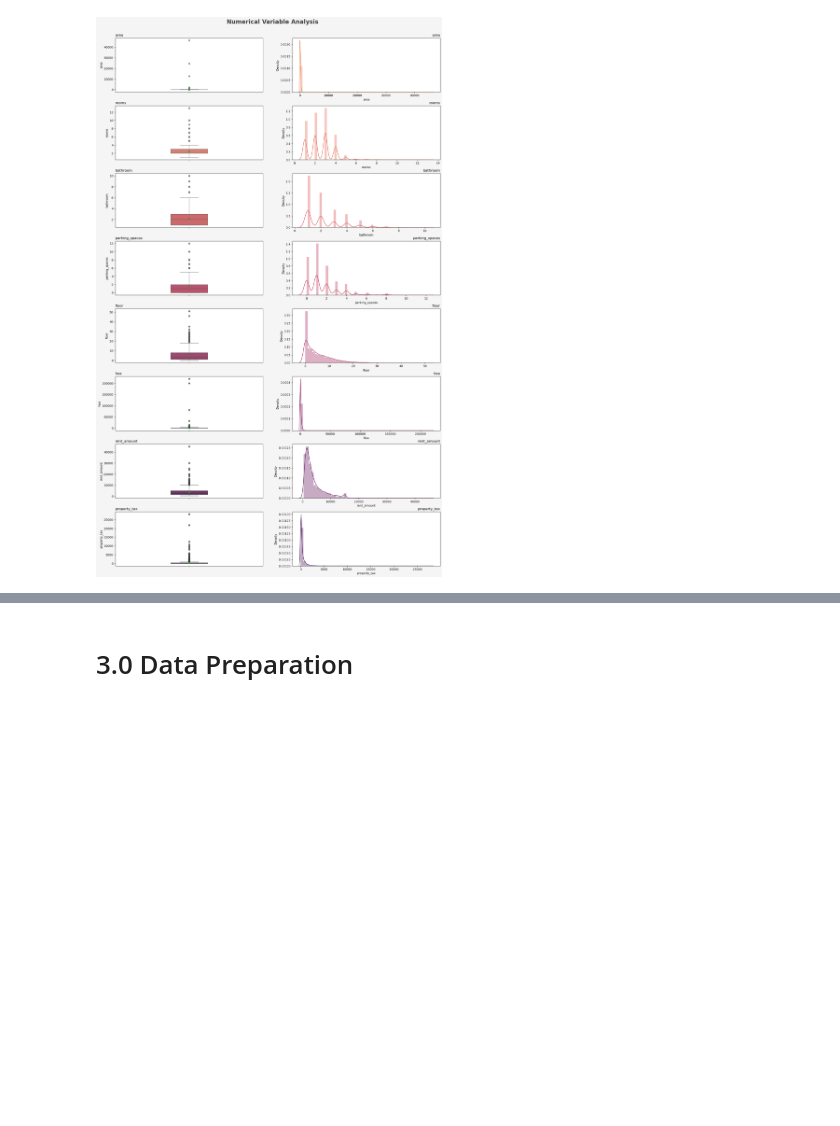
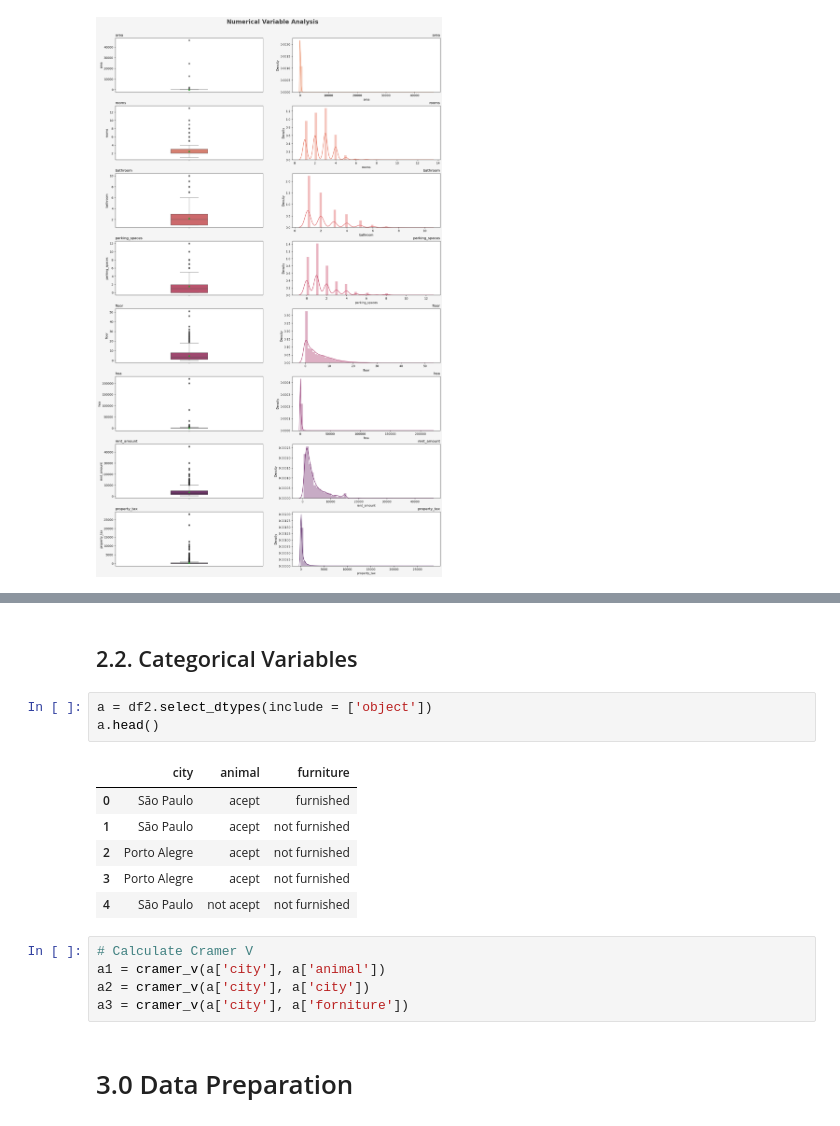
Before and after one commit to math-prog/house_predict, a Jupyter notebook: notebooks/1.0.mso.house_predict.ipynb, the cells around one changed output, grey strips where cells are left out. Cells and saved outputs as stored; diff of their text form; blank space fills up the shorter version.

```diff
--- a/notebooks/1.0.mso.house_predict.ipynb
+++ b/notebooks/1.0.mso.house_predict.ipynb
@@ -328,3 +337,20 @@ m
+# %% [markdown]
+## 2.2. Categorical Variables
+# %%
+a = df2.select_dtypes(include = ['object'])
+a.head()
+# %% [output]
+|  | city | animal | furniture |
+| 0 | São Paulo | acept | furnished |
+| 1 | São Paulo | acept | not furnished |
+| 2 | Porto Alegre | acept | not furnished |
+| 3 | Porto Alegre | acept | not furnished |
+| 4 | São Paulo | not acept | not furnished |
+# %%
+# Calculate Cramer V
+a1 = cramer_v(a['city'], a['animal'])
+a2 = cramer_v(a['city'], a['city'])
+a3 = cramer_v(a['city'], a['forniture'])
 # %% [markdown]
 # 3.0 Data Preparation
 # %%
```
Also changed, not shown: parts of 7 cells of this notebook.
